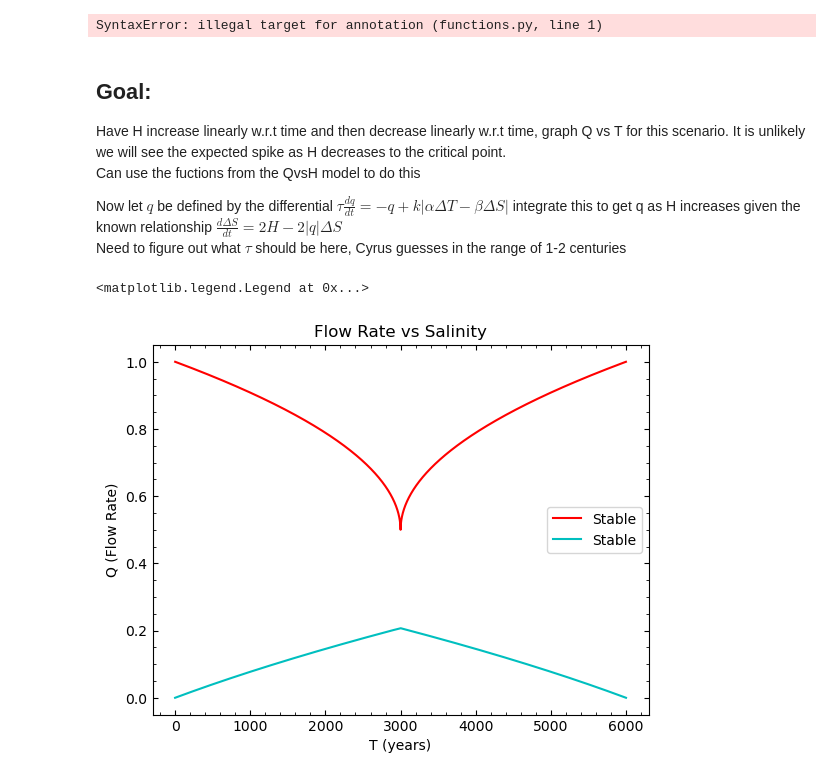
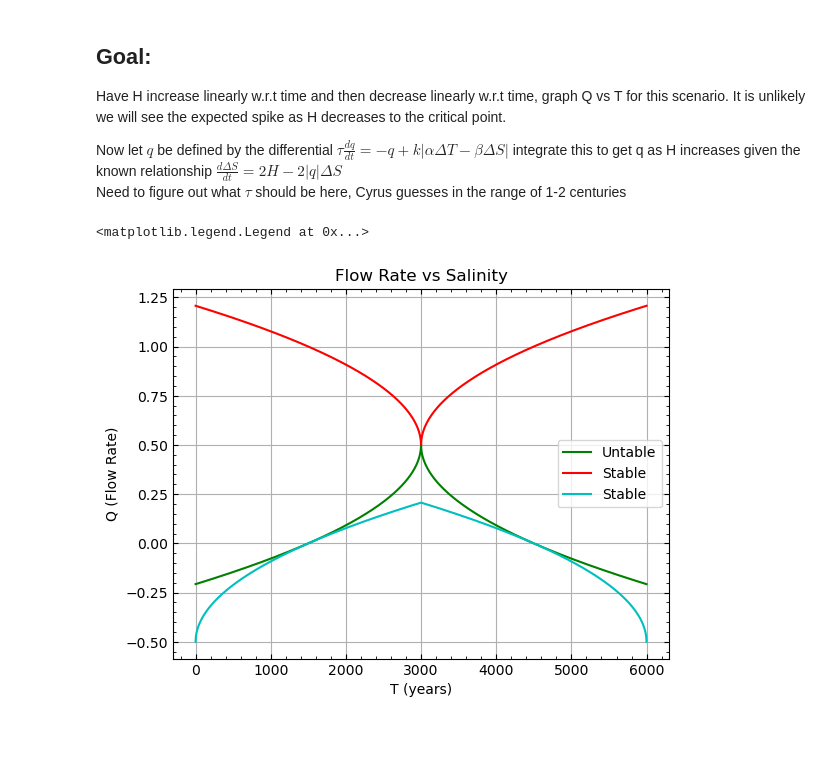
Before and after one commit to nsfuss/AMOC-Senior-Project, a Jupyter notebook: QvsT Modeling.ipynb, the cells around one changed output. Saved outputs shown, nothing was run; the diff lists cells and outputs as text; code cells hidden in the pictures; blank space fills up the shorter version.

```diff
--- a/QvsT Modeling.ipynb
+++ b/QvsT Modeling.ipynb
@@ -3,48 +3,41 @@ import numpy as np
 import matplotlib.pyplot as plt
 import matplotlib as mpl
 import scipy.integrate as integ
-
-import requests
-request = requests.get("https://raw.githubusercontent.com/nsfuss/AMOC-Senior-Project/blob/main/functions.py")
-with open ("functions.py", "wb") as f:
-    f.write(request.content)
-from functions import all
+from functions import *
 
 mpl.rc('xtick', direction='in', top=True)
 mpl.rc('ytick', direction='in', right=True)
 mpl.rc('xtick.minor', visible=True)
 mpl.rc('ytick.minor', visible=True)
-# %% [output]
-SyntaxError: illegal target for annotation (functions.py, line 1)
 # %% [markdown]
 
 ## Goal:
 
 Have H increase linearly w.r.t time and then decrease linearly w.r.t time, graph Q vs T for this scenario. It is unlikely we will see the expected spike as H decreases to the critical point. <br>
-Can use the fuctions from the QvsH model to do this
 
 Now let $q$ be defined by the differential $\tau \frac{dq}{dt} = -q + k|\alpha \Delta T - \beta \Delta S|$ integrate this to get q as H increases given the known relationship $\frac{d \Delta S}{dt} = 2H - 2|q| \Delta S$ <br>
 Need to figure out what $\tau$ should be here, Cyrus guesses in the range of 1-2 centuries
 # %%
-beta = 1
+beta = 2.5
 alpha = 1
-delT = 1
-k = 1
+delT = 0.5
+k = 2
 Args = [beta,alpha,delT,k] # Define arguments
 
 H_inc = getH(Args,3000) # List of 3000 equally spaced values of H between 0 and the maximum such that the eq. sol of dDS/dt is real
 H_dec = np.flip(H_inc) # Get the decreasing version of this list (max to 0 rather than 0 to max)
 H = np.append(H_inc,H_dec) # Append together to get an evenly space list that goes from 0 to the max H in 3000 steps and then back to 0 in another 3000 steps
 
 time = np.arange(0,6000,1) # time array (0,1,2,...,5999) assuming these to be years
 qs = q_H(H, Args)
-
+plt.plot(time, qs[0], color='g',label='Untable')
 plt.plot(time, qs[1], color='r',label='Stable')
 plt.plot(time, qs[2], color='c',label='Stable')
 plt.title('Flow Rate vs Salinity')
 plt.xlabel('T (years)')
 plt.ylabel('Q (Flow Rate)')
+plt.grid()
 plt.legend()
 # %% [output]
 <matplotlib.legend.Legend at 0x...>
-[figure, old version]
+[figure, new version]
```
Also changed, not shown: parts of 7 cells of this notebook, 3 other files.
